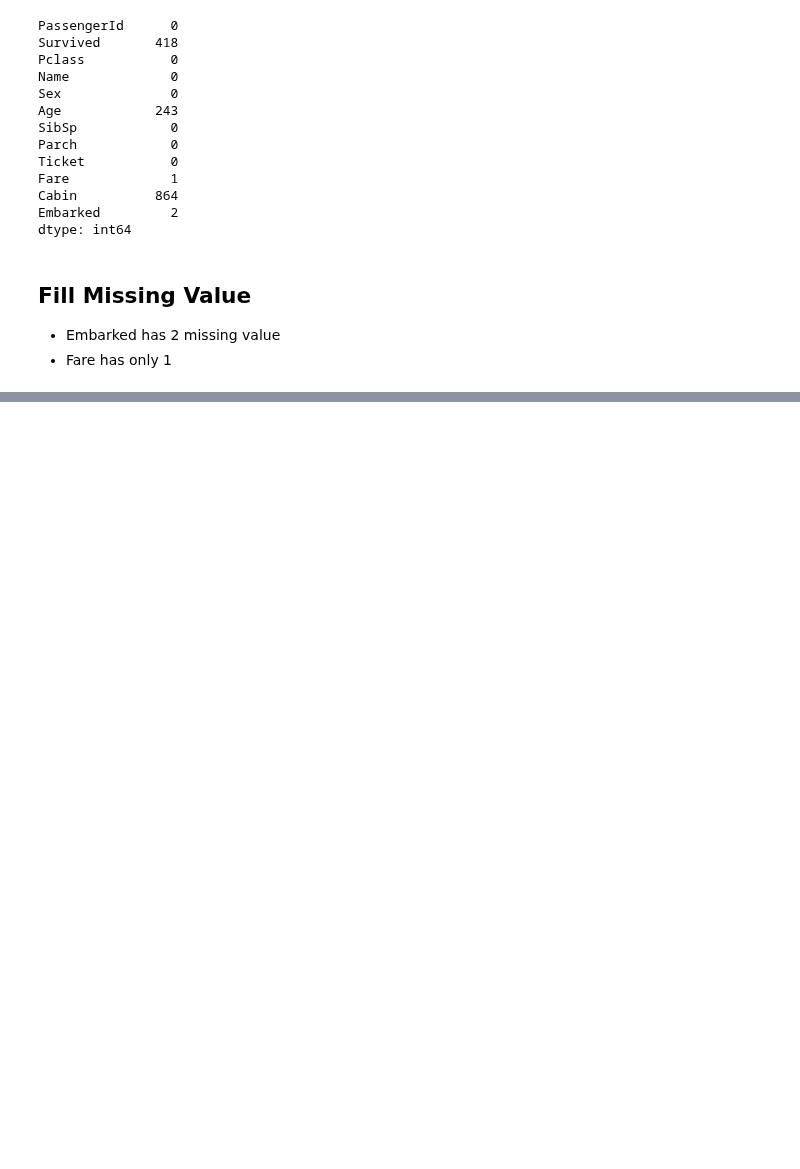
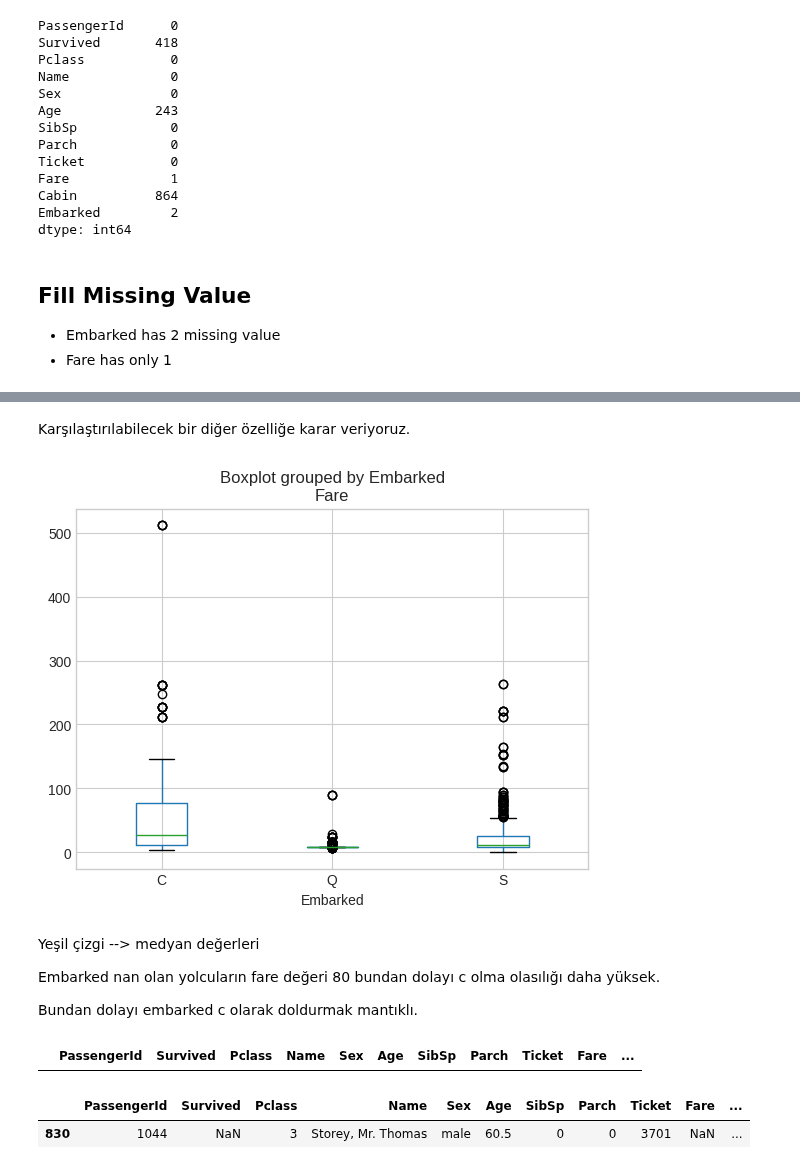
Before and after one commit to akalinirem/machine_learning, a Jupyter notebook: pages/titanic_project/titanic_project.ipynb, the cells around one changed output, grey strips where cells are left out. Cells and saved outputs as stored; diff of their text form; code cells hidden in the pictures; blank space fills up the shorter version.

```diff
--- a/pages/titanic_project/titanic_project.ipynb
+++ b/pages/titanic_project/titanic_project.ipynb
@@ -447,3 +447,16 @@ train_df[train_df["Embarked"].isnull()]
 |  | PassengerId | Survived | Pclass | Name | Sex | Age | SibSp | Parch | Ticket | Fare | ... |
 | 48 | 62 | 1.0 | 1 | Icard, Miss. Amelie | female | 38.0 | 0 | 0 | 113572 | 80.0 | ... |
 | 633 | 830 | 1.0 | 1 | Stone, Mrs. George Nelson (Martha... | female | 62.0 | 0 | 0 | 113572 | 80.0 | ... |
+# %% [markdown]
+Karşılaştırılabilecek bir diğer özelliğe karar veriyoruz.
+# %%
+train_df.boxplot(column = "Fare",by = "Embarked")
+plt.show()
+# %% [output]
+[figure, added]
+# %% [markdown]
+Yeşil çizgi --> medyan değerleri
+
+Embarked nan olan yolcuların fare değeri 80 bundan dolayı c olma olasılığı daha yüksek.
+
+Bundan dolayı embarked c olarak doldurmak mantıklı.
@@ -449,0 +465,9 @@ train_df[train_df["Embarked"].isnull()]
+# %%
+train_df[train_df["Embarked"].isnull()]
+# %% [output]
+|  | PassengerId | Survived | Pclass | Name | Sex | Age | SibSp | Parch | Ticket | Fare | ... |
+# %%
+train_df[train_df["Fare"].isnull()]
+# %% [output]
+|  | PassengerId | Survived | Pclass | Name | Sex | Age | SibSp | Parch | Ticket | Fare | ... |
+| 830 | 1044 | NaN | 3 | Storey, Mr. Thomas | male | 60.5 | 0 | 0 | 3701 | NaN | ... |
```
Also changed, not shown: parts of 5 cells of this notebook.
